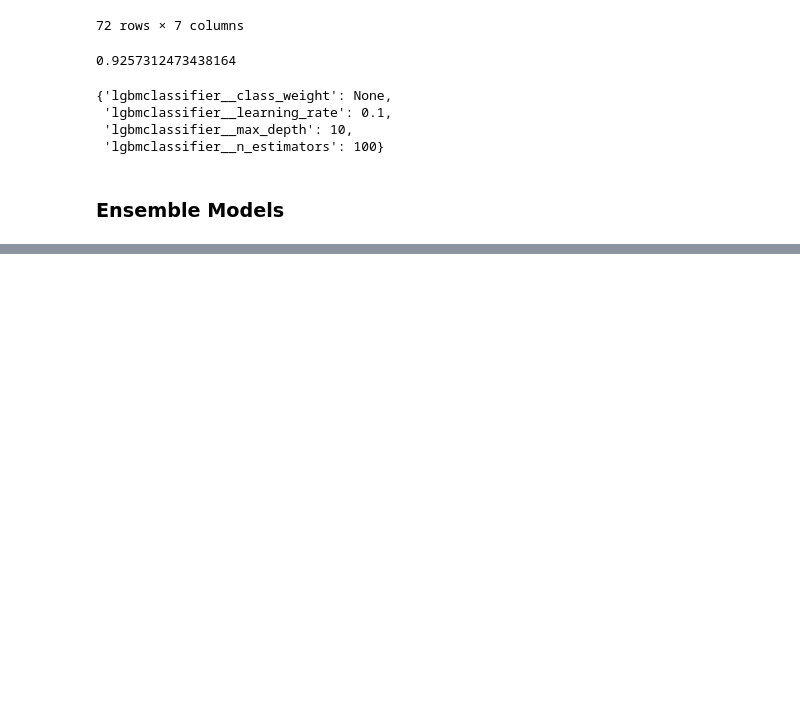
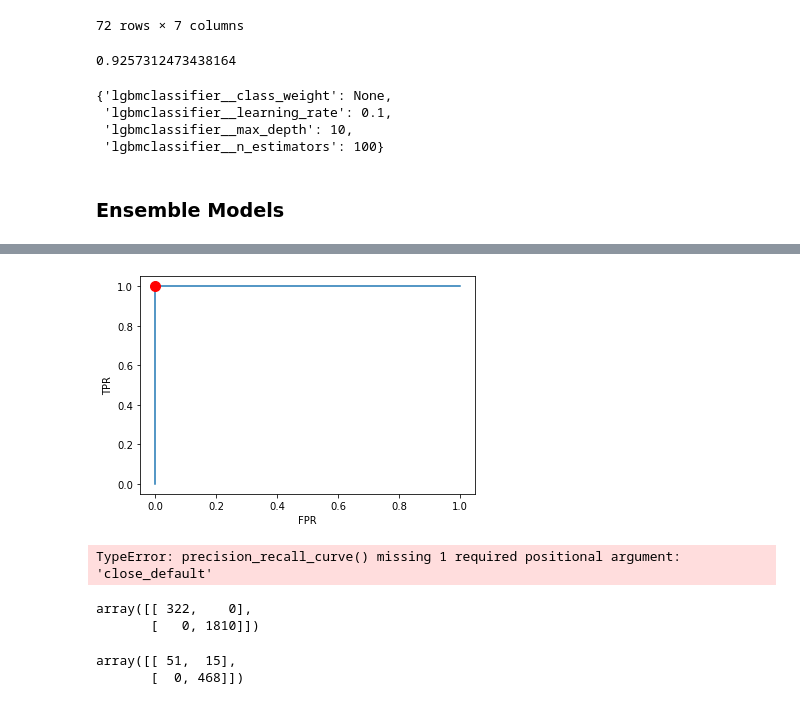
Before and after one commit to valli180/customer_churn_analysis, a Jupyter notebook: model.ipynb, the cells around one changed output, grey strips where cells are left out. Drawn from its saved outputs; the diff is of its cells as text; code cells hidden in the pictures; blank space fills up the shorter version.

Commit message:
Complete Ensemble Modelling

```diff
--- a/model.ipynb
+++ b/model.ipynb
@@ -602,0 +655,2 @@ model_ens = {
+# %%
+pipe_lgbm_final.fit(X_train, y_train)
@@ -602,0 +675,23 @@ model_ens = {
+# %%
+y_pred = pipe_lgbm_final.predict_proba(X_train)[:, 1]
+# %%
+# Credits to Varada.K
+def plot_roc_curve(X, y, model):
+    fpr, tpr, thresholds = roc_curve(y_train, y_pred)
+    plt.plot(fpr, tpr)
+    plt.xlabel("FPR")
+    plt.ylabel("TPR")
+
+    default_threshold = np.argmin(np.abs(thresholds - 0.5))
+
+    plt.plot(
+        fpr[default_threshold],
+        tpr[default_threshold],
+        "or",
+        markersize=10,
+        label="threshold 0.5"
+    )
+# %%
+plot_roc_curve(pipe_lgbm_final, X_train, y_train)
+# %% [output]
+[figure, added]
@@ -602,0 +708,17 @@ model_ens = {
+# %%
+precision_avg, recall_avg, thresholds_avg = precision_recall_curve(
+    y_train, pipe_lgbm_final.predict_proba(X_train)[:, 1]
+)
+
+close_default_avg = np.argmin(np.abs(thresholds_avg - 0.5))
+
+plot_PR_curve(precision_avg, recall_avg, close_default_avg)
+# %% [output]
+TypeError: precision_recall_curve() missing 1 required positional argument: 'close_default'
+# %%
+y_pred = pipe_lgbm_final.predict(X_train)
+cm_train = confusion_matrix(y_train, y_pred)
+cm_train
+# %% [output]
+array([[ 322,    0],
+       [   0, 1810]])
@@ -602,0 +727,6 @@ model_ens = {
+# %%
+cm_val = confusion_matrix(y_val, y_val_pred)
+cm_val
+# %% [output]
+array([[ 51,  15],
+       [  0, 468]])
```
Also changed, not shown: parts of 18 cells of this notebook.
